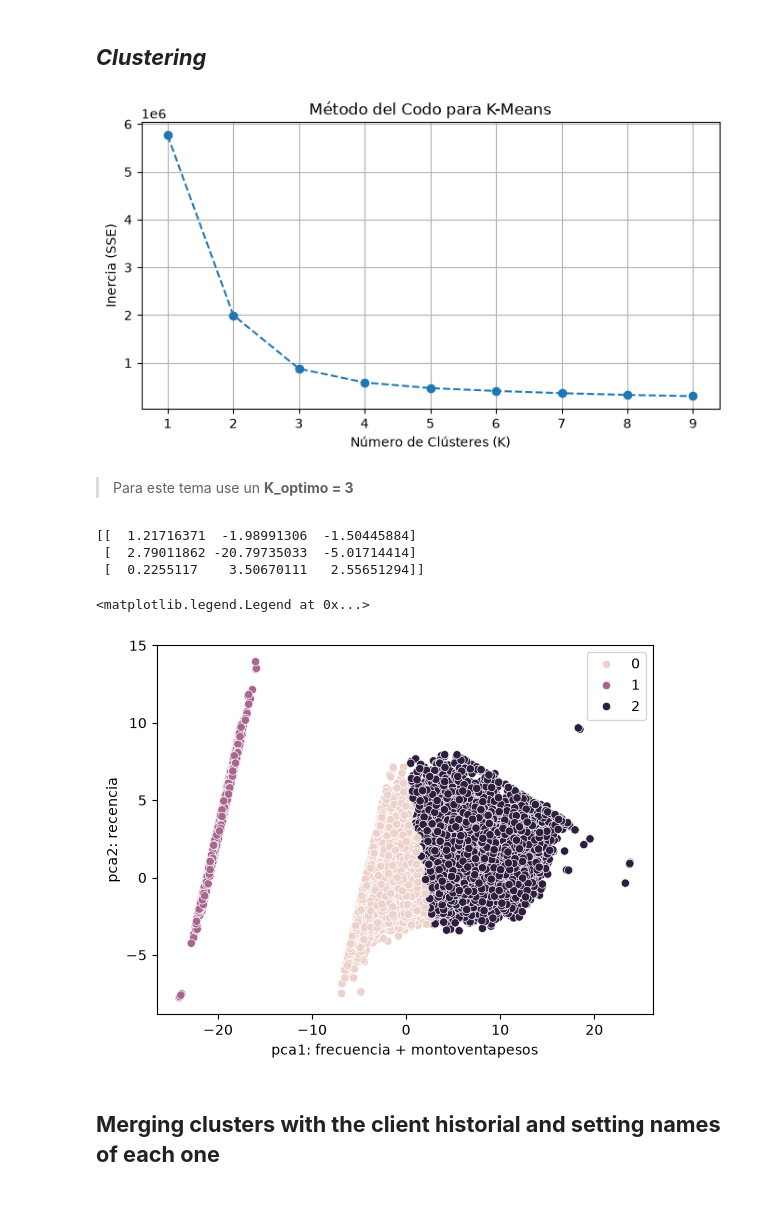
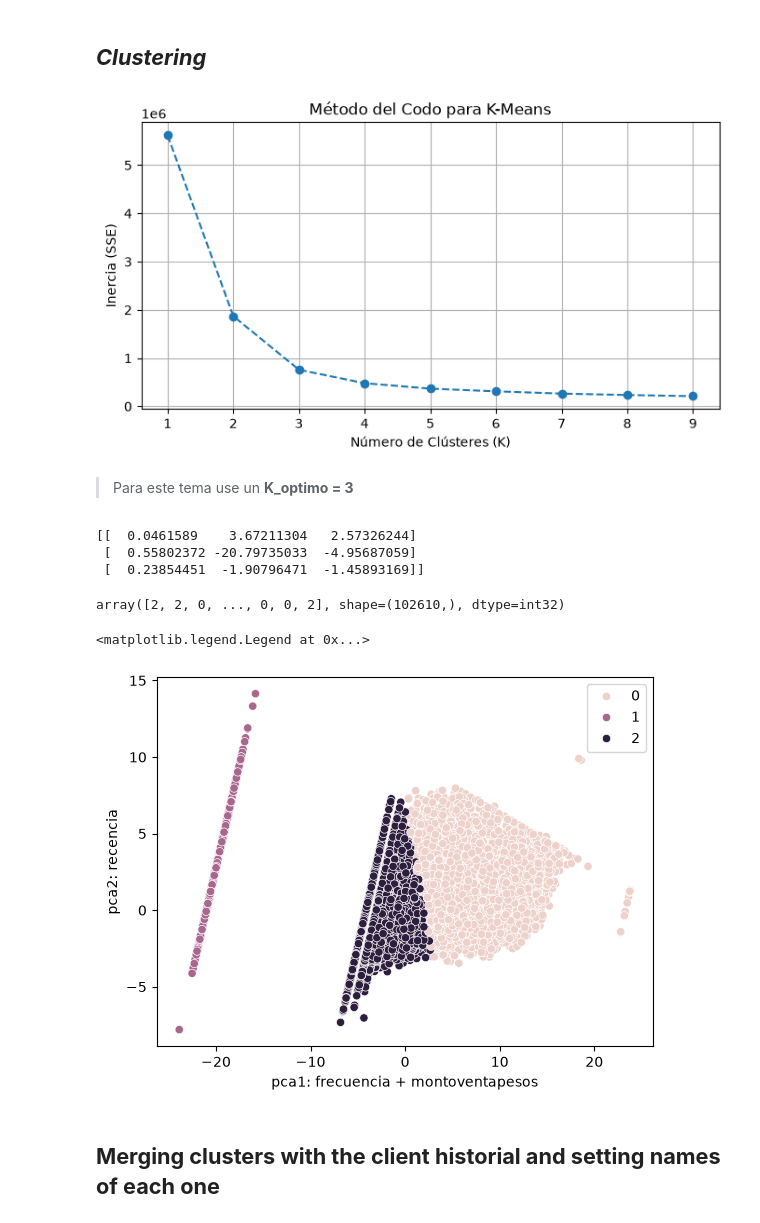
Before and after one commit to TheKey06/Market_Basket_Analysis, a Jupyter notebook: data/Training.ipynb, the cells around one changed output. Saved outputs shown, nothing was run; the diff lists cells and outputs as text; code cells hidden in the pictures.

```diff
--- a/data/Training.ipynb
+++ b/data/Training.ipynb
@@ -44,7 +44,8 @@ plt.show()
 > ***The data is skewed to the the right, so in this ocassion we are going to apply a log scale (I have done some researchs to look for it)***
 # %%
 devoluciones = clientes[clientes['montoventapesos']<=0]
-clientes_positivos = clientes[(clientes['montoventapesos']>0)&(clientes['margen']>0)]
+
+positive_clients = clientes[(clientes['montoventapesos']>0)&(clientes['margen']>0)]
 # %%
 fig, axes = plt.subplots(figsize=(18, 6))
 sns.histplot(
@@ -78,35 +79,36 @@ axes.legend()
 # %%
 from sklearn.compose import ColumnTransformer
 from sklearn.preprocessing import QuantileTransformer, MinMaxScaler
+variables = ['frecuencia','recencia','montoventapesos']
 
-variables = ['frecuencia','recencia','montoventapesos']
+# transforming the values bye columns applying different preprocessing funtions
 preprocesador = ColumnTransformer(
     transformers=
     [
-        ('reciente', MinMaxScaler(),['recencia']),
+        ('recency', MinMaxScaler(),['recencia']),
         ('historial',QuantileTransformer(output_distribution='normal'),['frecuencia']),
-        ('monto', QuantileTransformer(output_distribution='normal'),['montoventapesos'])
-    ]
+        ('value', QuantileTransformer(output_distribution='normal'),['montoventapesos'])
+    ],
+    transformer_weights={'reciente':5,'historial':4,'value':3}
 )
 
-
-
-x = clientes_positivos[variables]
+x = positive_clients[variables]
 x_scaled = preprocesador.fit_transform(x)
 
-x_scaled[:,0] = x_scaled[:,0]*5
-x_scaled[:,1] = x_scaled[:,1]*4
-x_scaled[:,2] = x_scaled[:,2]*3
+# x_scaled[:,0] = x_scaled[:,0]*5
+# x_scaled[:,1] = x_scaled[:,1]*4
+# x_scaled[:,2] = x_scaled[:,2]*3
 # %% [markdown]
 > Take into account the a ***log10*** for 0 y ***-inf*** so it gives and error
 # %%
 from sklearn.decomposition import PCA
 pca = PCA(n_components=2)
 
-x_pca = pca.fit_transform(x_scaled)
+x_pca_training = pca.fit(x_scaled)
+x_pca = x_pca_training.transform(x_scaled)
 
-clientes_positivos['pca1'] = x_pca[:,0]
-clientes_positivos['pca2'] = x_pca[:,1]
+positive_clients['pca1'] = x_pca[:,0]
+positive_clients['pca2'] = x_pca[:,1]
 
 
 pd.DataFrame(
@@ -150,7 +152,7 @@ plt.title('Método del Codo para K-Means')
 plt.grid(True)
 plt.show()
 # %% [output]
-[figure, old version]
+[figure, new version]
 # %% [markdown]
 > Para este tema use un **K_optimo = 3**
 # %%
@@ -158,27 +160,31 @@ K_means= KMeans(n_clusters=3,random_state=42, n_init=1000).fit(valores)
 
 datos = K_means.transform(valores)
 print(K_means.cluster_centers_)
-clientes_positivos['cluster'] = K_means.labels_
+positive_clients['cluster'] = K_means.labels_
 # %% [output]
-[[  1.21716371  -1.98991306  -1.50445884]
- [  2.79011862 -20.79735033  -5.01714414]
- [  0.2255117    3.50670111   2.55651294]]
+[[  0.0461589    3.67211304   2.57326244]
+ [  0.55802372 -20.79735033  -4.95687059]
+ [  0.23854451  -1.90796471  -1.45893169]]
+# %%
+K_means.labels_
+# %% [output]
+array([2, 2, 0, ..., 0, 0, 2], shape=(102610,), dtype=int32)
 # %%
 plt.Figure(figsize=(10,14))
 
 sns.scatterplot(
-    data=clientes_positivos,
+    data=positive_clients,
     x='pca1',
     y='pca2',
     hue= 'cluster'
 )
 
 plt.xlabel('pca1: frecuencia + montoventapesos')
 plt.ylabel('pca2: recencia')
 plt.legend(loc = 'upper right')
 # %% [output]
 <matplotlib.legend.Legend at 0x...>
-[figure, old version]
+[figure, new version]
 # %% [markdown]
 ## **Merging clusters with the client historial and setting names of each one**
 # %% [markdown]
```
Also changed, not shown: parts of 13 cells of this notebook, 3 other files.
